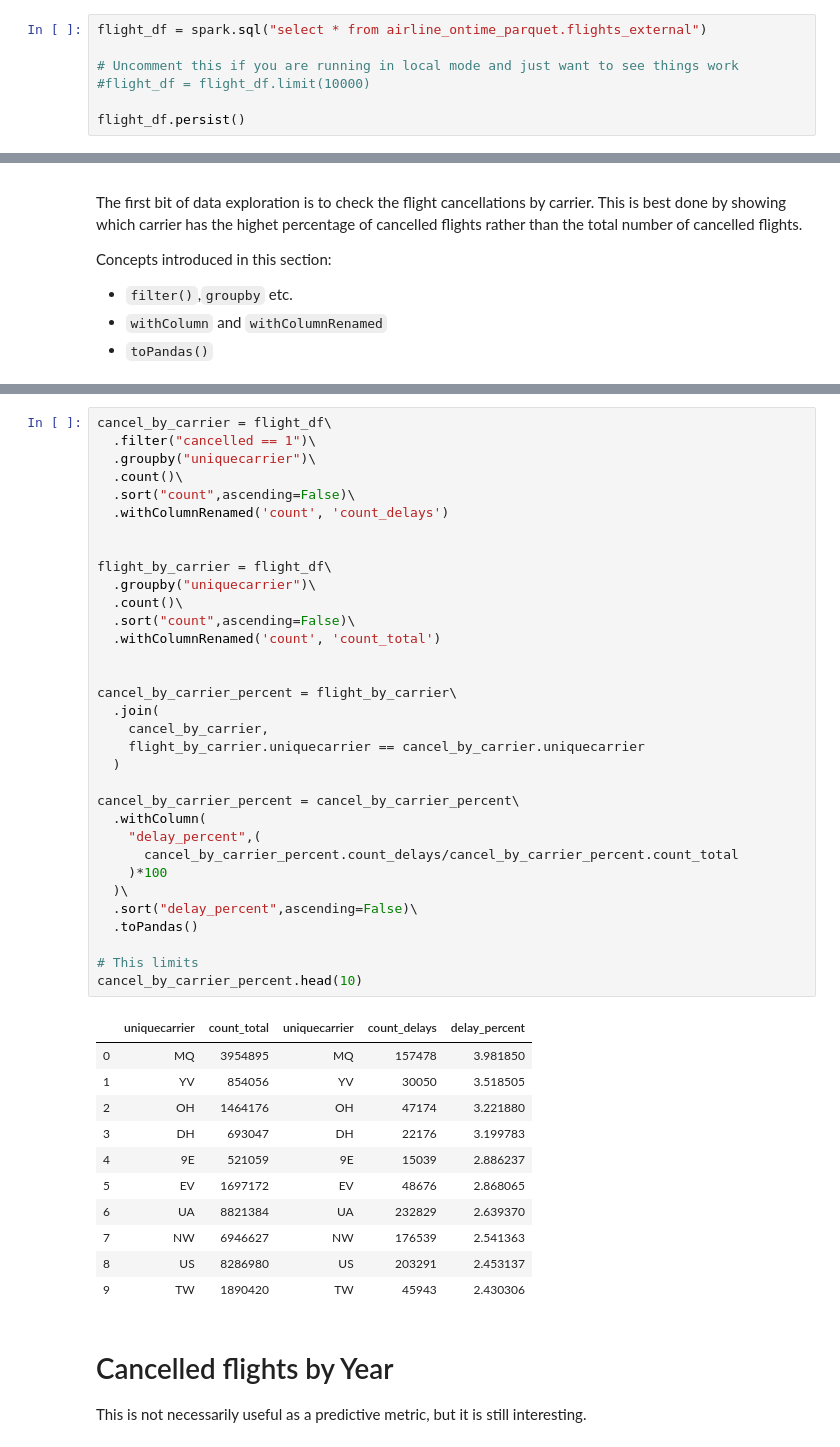
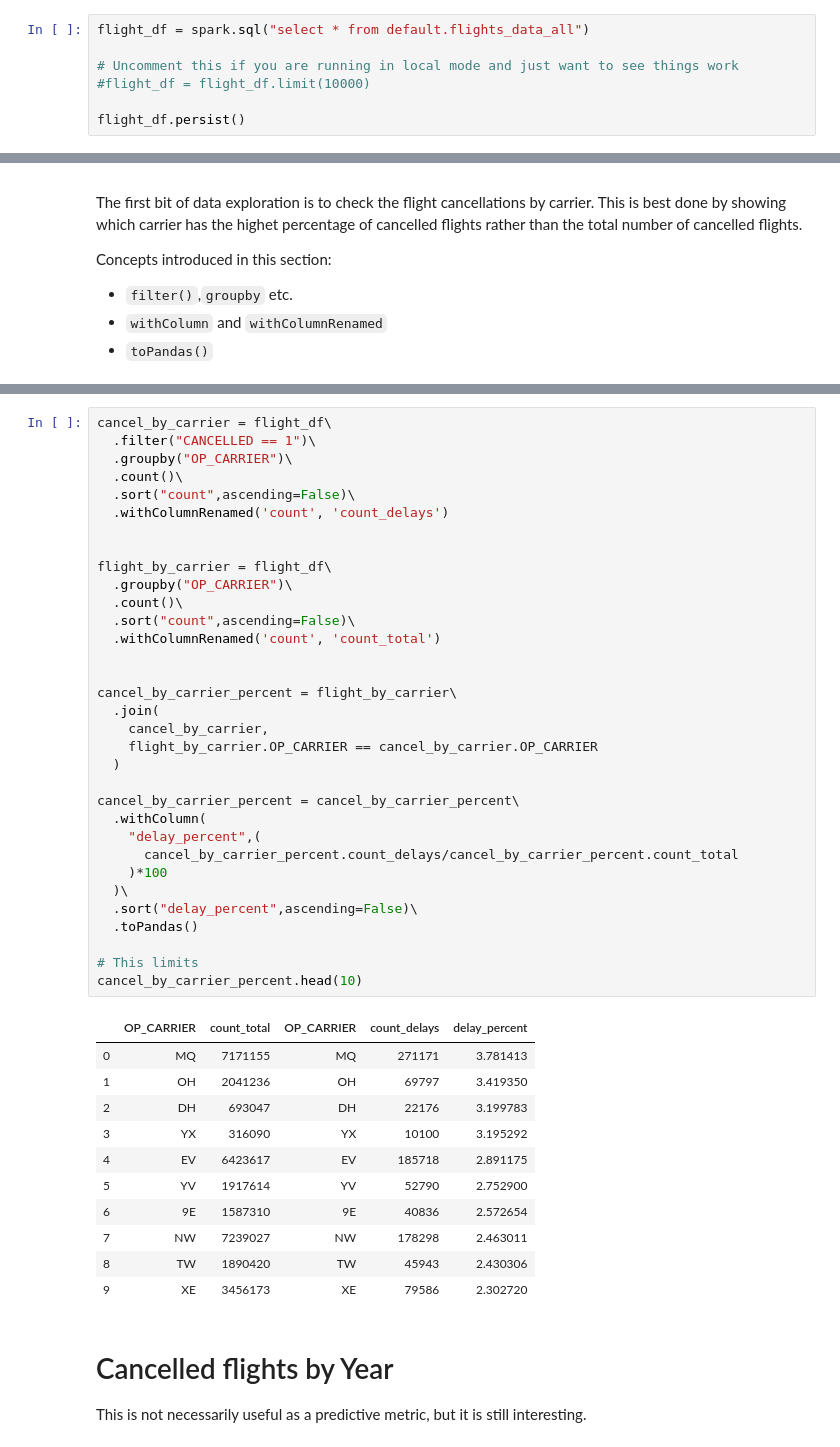
Before and after one commit to fletchjeff/cml_flight_demo, a Jupyter notebook: 2_data_analysis.ipynb, the cells around one changed output, grey strips where cells are left out. Drawn from its saved outputs; the diff is of its cells as text.

```diff
--- a/2_data_analysis.ipynb
+++ b/2_data_analysis.ipynb
@@ -54,7 +54,7 @@ _Note: If you are working in local mode, you should limit the number of rows tha
 >
 > Use `.persist()` on a data frame that you are work a lot with to prevent Spark from fetching the data everytime you run query. It will store that dataframe in memory and all operations on that dataframe will run on the in-memory version.
 # %%
-flight_df = spark.sql("select * from airline_ontime_parquet.flights_external")
+flight_df = spark.sql("select * from default.flights_data_all")
 
 # Uncomment this if you are running in local mode and just want to see things work
 #flight_df = flight_df.limit(10000)
@@ -93,48 +93,48 @@ root
 # %%
 cancel_by_carrier = flight_df\
-  .filter("cancelled == 1")\
-  .groupby("uniquecarrier")\
+  .filter("CANCELLED == 1")\
+  .groupby("OP_CARRIER")\
   .count()\
   .sort("count",ascending=False)\
   .withColumnRenamed('count', 'count_delays')
 
 
 flight_by_carrier = flight_df\
-  .groupby("uniquecarrier")\
+  .groupby("OP_CARRIER")\
   .count()\
   .sort("count",ascending=False)\
   .withColumnRenamed('count', 'count_total')
 
 
 cancel_by_carrier_percent = flight_by_carrier\
   .join(
     cancel_by_carrier,
-    flight_by_carrier.uniquecarrier == cancel_by_carrier.uniquecarrier
+    flight_by_carrier.OP_CARRIER == cancel_by_carrier.OP_CARRIER
   )
 
 cancel_by_carrier_percent = cancel_by_carrier_percent\
   .withColumn(
     "delay_percent",(
       cancel_by_carrier_percent.count_delays/cancel_by_carrier_percent.count_total
     )*100
   )\
   .sort("delay_percent",ascending=False)\
   .toPandas()
 
 # This limits
 cancel_by_carrier_percent.head(10)
 # %% [output]
-|  | uniquecarrier | count_total | uniquecarrier | count_delays | delay_percent |
-| 0 | MQ | 3954895 | MQ | 157478 | 3.981850 |
-| 1 | YV | 854056 | YV | 30050 | 3.518505 |
-| 2 | OH | 1464176 | OH | 47174 | 3.221880 |
-| 3 | DH | 693047 | DH | 22176 | 3.199783 |
-| 4 | 9E | 521059 | 9E | 15039 | 2.886237 |
-| 5 | EV | 1697172 | EV | 48676 | 2.868065 |
-| 6 | UA | 8821384 | UA | 232829 | 2.639370 |
-| 7 | NW | 6946627 | NW | 176539 | 2.541363 |
-| 8 | US | 8286980 | US | 203291 | 2.453137 |
-| 9 | TW | 1890420 | TW | 45943 | 2.430306 |
+|  | OP_CARRIER | count_total | OP_CARRIER | count_delays | delay_percent |
+| 0 | MQ | 7171155 | MQ | 271171 | 3.781413 |
+| 1 | OH | 2041236 | OH | 69797 | 3.419350 |
+| 2 | DH | 693047 | DH | 22176 | 3.199783 |
+| 3 | YX | 316090 | YX | 10100 | 3.195292 |
+| 4 | EV | 6423617 | EV | 185718 | 2.891175 |
+| 5 | YV | 1917614 | YV | 52790 | 2.752900 |
+| 6 | 9E | 1587310 | 9E | 40836 | 2.572654 |
+| 7 | NW | 7239027 | NW | 178298 | 2.463011 |
+| 8 | TW | 1890420 | TW | 45943 | 2.430306 |
+| 9 | XE | 3456173 | XE | 79586 | 2.302720 |
 # %% [markdown]
 # Cancelled flights by Year
 This is not necessarily useful as a predictive metric, but it is still interesting.
```
Also changed, not shown: parts of 9 cells of this notebook, 8 other files.
